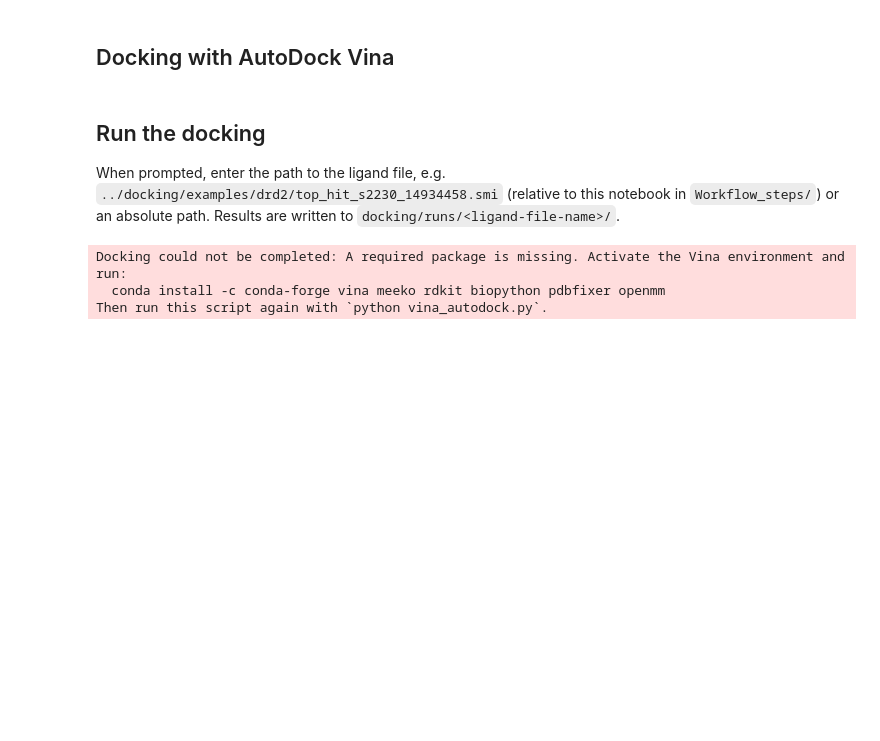
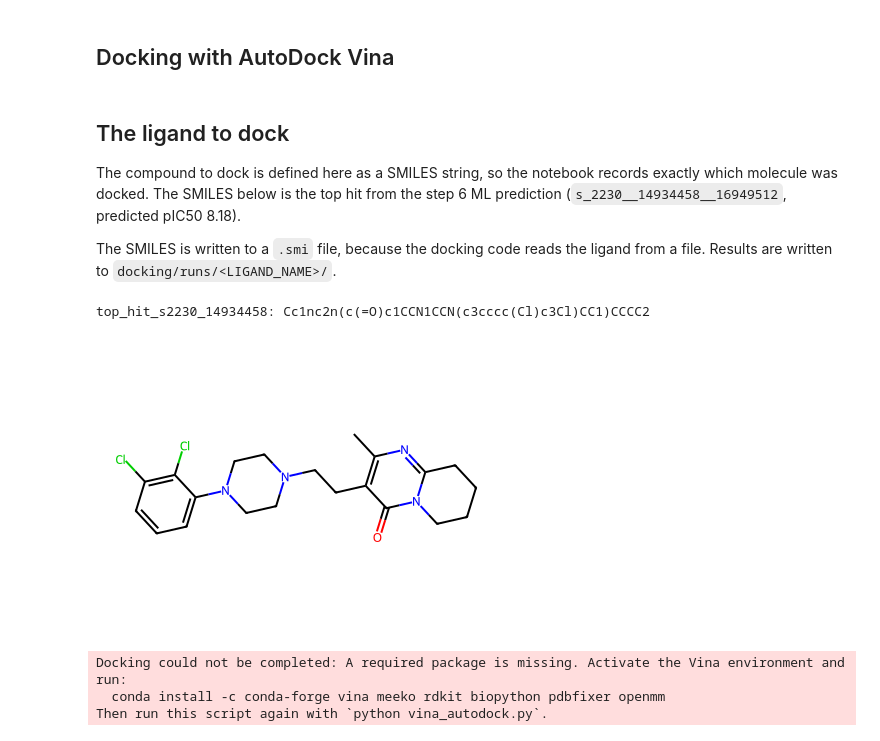
Before and after one commit to Maghanu/ACMDD_D2_Receptor, a Jupyter notebook: Workflow_steps/Workflow_step7_Docking.ipynb, the cells around one changed output. Cells and saved outputs as stored; diff of their text form; code cells hidden in the pictures; blank space fills up the shorter version.

```diff
--- a/Workflow_steps/Workflow_step7_Docking.ipynb
+++ b/Workflow_steps/Workflow_step7_Docking.ipynb
@@ -560,7 +560,32 @@ def dock(receptor_pdbqt: Path, ligand_pdbqt: Path, output_path: Path,
             scores = vina.score()
     print(f"Best Vina score: {scores[0]:.2f} kcal/mol")
 # %% [markdown]
-## Run the docking
+## The ligand to dock
 
-When prompted, enter the path to the ligand file, e.g. `../docking/examples/drd2/top_hit_s2230_14934458.smi` (relative to this notebook in `Workflow_steps/`) or an absolute path. Results are written to `docking/runs/<ligand-file-name>/`.
+The compound to dock is defined here as a SMILES string, so the notebook records exactly
+which molecule was docked. The SMILES below is the top hit from the step 6 ML prediction
+(`s_2230__14934458__16949512`, predicted pIC50 8.18).
+
+The SMILES is written to a `.smi` file, because the docking code reads the ligand from a
+file. Results are written to `docking/runs/<LIGAND_NAME>/`.
+# %%
+# Ligand to dock: top hit from the step 6 ML prediction
+LIGAND_NAME = "top_hit_s2230_14934458"
+LIGAND_SMILES = "CC1=C(C(=O)N2CCCCC2=N1)CCN3CCN(CC3)C4=C(C(=CC=C4)Cl)Cl"
+
+# Write the SMILES to a file, which is what the docking code reads
+LIGAND_FILE = ROOT / "docking" / "examples" / "drd2" / f"{LIGAND_NAME}.smi"
+LIGAND_FILE.parent.mkdir(parents=True, exist_ok=True)
+LIGAND_FILE.write_text(LIGAND_SMILES + "\n", encoding="ascii")
+
+# Show the molecule to confirm the SMILES is the intended compound
+from rdkit import Chem
+from rdkit.Chem import Draw
+
+molecule = Chem.MolFromSmiles(LIGAND_SMILES)
+print(f"{LIGAND_NAME}: {Chem.MolToSmiles(molecule)}")
+Draw.MolToImage(molecule, size=(400, 300))
+# %% [output]
+top_hit_s2230_14934458: Cc1nc2n(c(=O)c1CCN1CCN(c3cccc(Cl)c3Cl)CC1)CCCC2
+[figure, added]
 # %%
```
Also changed, not shown: parts of 2 cells of this notebook, 2 other files.
